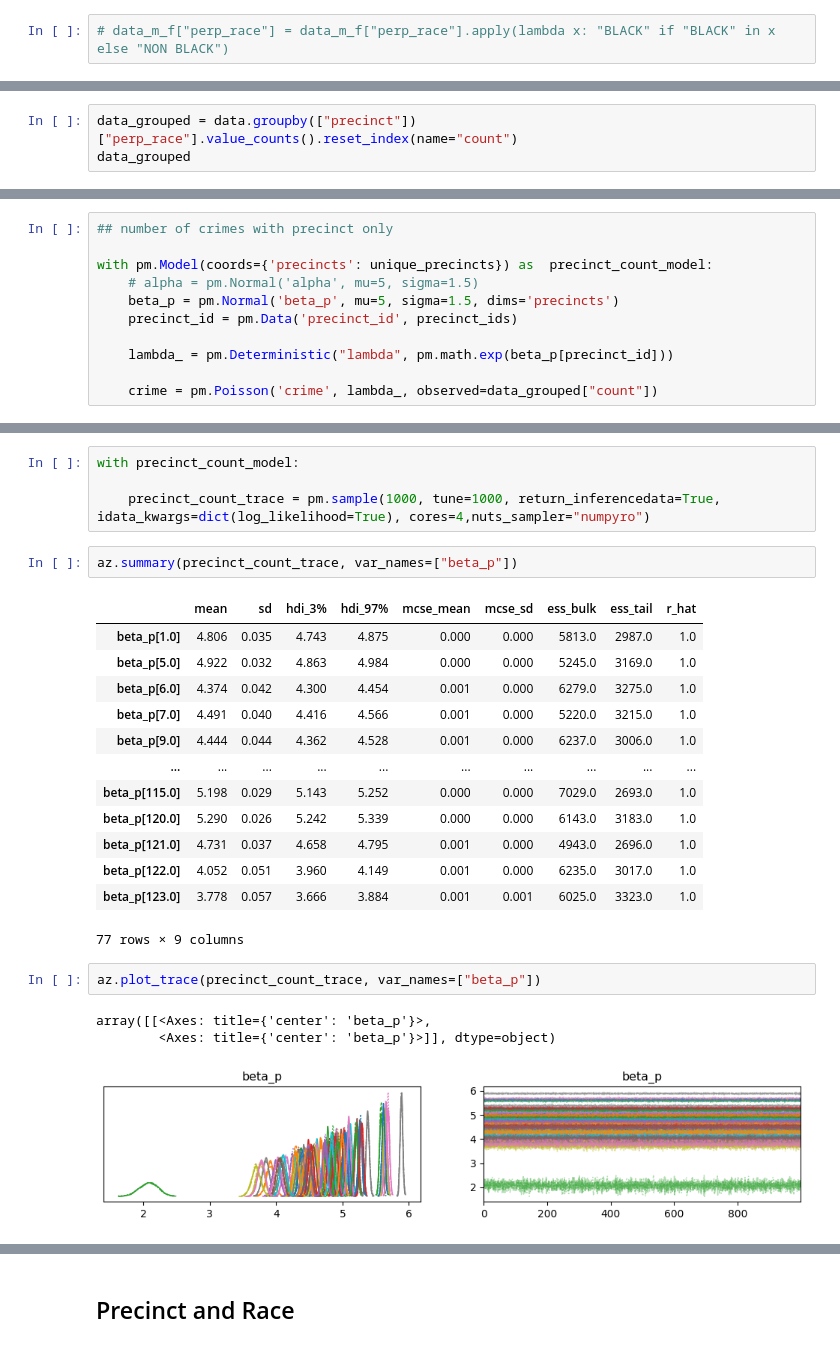
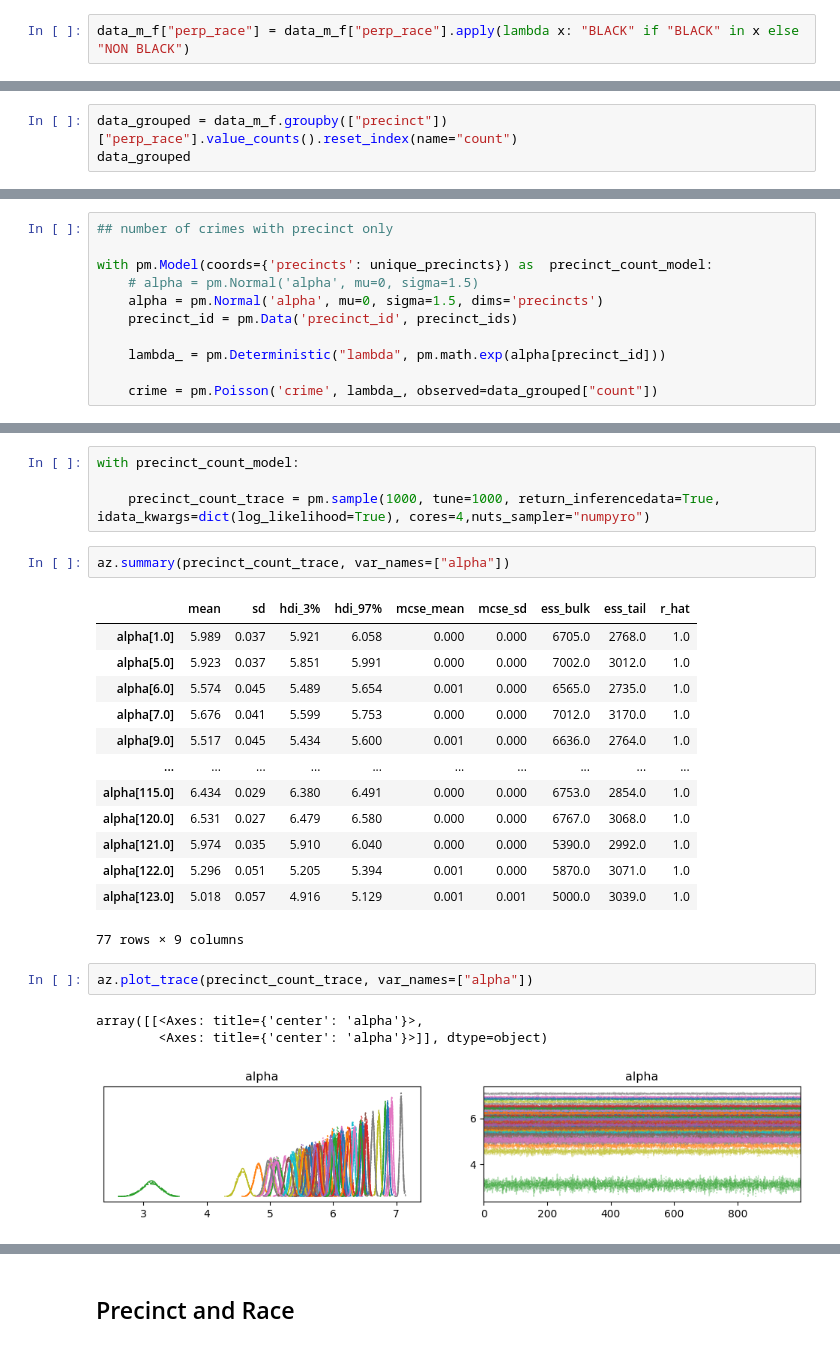
Before and after one commit to TheJarmanitor/algfair-final-exam, a Jupyter notebook: notebooks/bayes_regression.ipynb, the cells around one changed output, grey strips where cells are left out. Drawn from its saved outputs; the diff is of its cells as text.

```diff
--- a/notebooks/bayes_regression.ipynb
+++ b/notebooks/bayes_regression.ipynb
@@ -43,7 +43,7 @@ data_m_f
 | 63614 | 123.0 | BLACK | M | 18-24 | OTHER TRAFFIC INFRACTION | M |
 62227 rows × 6 columns
 # %%
-# data_m_f["perp_race"] = data_m_f["perp_race"].apply(lambda x: "BLACK" if "BLACK" in x else "NON BLACK")
+data_m_f["perp_race"] = data_m_f["perp_race"].apply(lambda x: "BLACK" if "BLACK" in x else "NON BLACK")
 # %% [output]
 A value is trying to be set on a copy of a slice from a DataFrame.
 Try using .loc[row_indexer,col_indexer] = value instead
@@ -53,7 +53,7 @@ See the caveats in the documentation: https://pandas.pydata.org/pandas-docs/stab
 # %% [markdown]
 # Number of crimes
 # %%
-data_grouped = data.groupby(["precinct"])["perp_race"].value_counts().reset_index(name="count")
+data_grouped = data_m_f.groupby(["precinct"])["perp_race"].value_counts().reset_index(name="count")
 data_grouped
 # %% [output]
 |  | precinct | perp_race | count |
@@ -75,11 +75,11 @@ precinct_ids, unique_precincts = pd.factorize(data_grouped['precinct'], sort=Tru
 ## number of crimes with precinct only
 
 with pm.Model(coords={'precincts': unique_precincts}) as  precinct_count_model:
-    # alpha = pm.Normal('alpha', mu=5, sigma=1.5)
-    beta_p = pm.Normal('beta_p', mu=5, sigma=1.5, dims='precincts')
+    # alpha = pm.Normal('alpha', mu=0, sigma=1.5)
+    alpha = pm.Normal('alpha', mu=0, sigma=1.5, dims='precincts')
     precinct_id = pm.Data('precinct_id', precinct_ids)
 
-    lambda_ = pm.Deterministic("lambda", pm.math.exp(beta_p[precinct_id]))
+    lambda_ = pm.Deterministic("lambda", pm.math.exp(alpha[precinct_id]))
 
     crime = pm.Poisson('crime', lambda_, observed=data_grouped["count"])
 # %%
@@ -91,25 +119,25 @@ with precinct_count_model:
 
     precinct_count_trace = pm.sample(1000, tune=1000, return_inferencedata=True, idata_kwargs=dict(log_likelihood=True), cores=4,nuts_sampler="numpyro")
 # %%
-az.summary(precinct_count_trace, var_names=["beta_p"])
+az.summary(precinct_count_trace, var_names=["alpha"])
 # %% [output]
 |  | mean | sd | hdi_3% | hdi_97% | mcse_mean | mcse_sd | ess_bulk | ess_tail | r_hat |
-| beta_p[1.0] | 4.806 | 0.035 | 4.743 | 4.875 | 0.000 | 0.000 | 5813.0 | 2987.0 | 1.0 |
-| beta_p[5.0] | 4.922 | 0.032 | 4.863 | 4.984 | 0.000 | 0.000 | 5245.0 | 3169.0 | 1.0 |
-| beta_p[6.0] | 4.374 | 0.042 | 4.300 | 4.454 | 0.001 | 0.000 | 6279.0 | 3275.0 | 1.0 |
-| beta_p[7.0] | 4.491 | 0.040 | 4.416 | 4.566 | 0.001 | 0.000 | 5220.0 | 3215.0 | 1.0 |
-| beta_p[9.0] | 4.444 | 0.044 | 4.362 | 4.528 | 0.001 | 0.000 | 6237.0 | 3006.0 | 1.0 |
+| alpha[1.0] | 5.989 | 0.037 | 5.921 | 6.058 | 0.000 | 0.000 | 6705.0 | 2768.0 | 1.0 |
+| alpha[5.0] | 5.923 | 0.037 | 5.851 | 5.991 | 0.000 | 0.000 | 7002.0 | 3012.0 | 1.0 |
+| alpha[6.0] | 5.574 | 0.045 | 5.489 | 5.654 | 0.001 | 0.000 | 6565.0 | 2735.0 | 1.0 |
+| alpha[7.0] | 5.676 | 0.041 | 5.599 | 5.753 | 0.000 | 0.000 | 7012.0 | 3170.0 | 1.0 |
+| alpha[9.0] | 5.517 | 0.045 | 5.434 | 5.600 | 0.001 | 0.000 | 6636.0 | 2764.0 | 1.0 |
 | ... | ... | ... | ... | ... | ... | ... | ... | ... | ... |
-| beta_p[115.0] | 5.198 | 0.029 | 5.143 | 5.252 | 0.000 | 0.000 | 7029.0 | 2693.0 | 1.0 |
-| beta_p[120.0] | 5.290 | 0.026 | 5.242 | 5.339 | 0.000 | 0.000 | 6143.0 | 3183.0 | 1.0 |
-| beta_p[121.0] | 4.731 | 0.037 | 4.658 | 4.795 | 0.001 | 0.000 | 4943.0 | 2696.0 | 1.0 |
-| beta_p[122.0] | 4.052 | 0.051 | 3.960 | 4.149 | 0.001 | 0.000 | 6235.0 | 3017.0 | 1.0 |
-| beta_p[123.0] | 3.778 | 0.057 | 3.666 | 3.884 | 0.001 | 0.001 | 6025.0 | 3323.0 | 1.0 |
+| alpha[115.0] | 6.434 | 0.029 | 6.380 | 6.491 | 0.000 | 0.000 | 6753.0 | 2854.0 | 1.0 |
+| alpha[120.0] | 6.531 | 0.027 | 6.479 | 6.580 | 0.000 | 0.000 | 6767.0 | 3068.0 | 1.0 |
+| alpha[121.0] | 5.974 | 0.035 | 5.910 | 6.040 | 0.000 | 0.000 | 5390.0 | 2992.0 | 1.0 |
+| alpha[122.0] | 5.296 | 0.051 | 5.205 | 5.394 | 0.001 | 0.000 | 5870.0 | 3071.0 | 1.0 |
+| alpha[123.0] | 5.018 | 0.057 | 4.916 | 5.129 | 0.001 | 0.001 | 5000.0 | 3039.0 | 1.0 |
 77 rows × 9 columns
 # %%
-az.plot_trace(precinct_count_trace, var_names=["beta_p"])
+az.plot_trace(precinct_count_trace, var_names=["alpha"])
 # %% [output]
-array([[<Axes: title={'center': 'beta_p'}>,
-        <Axes: title={'center': 'beta_p'}>]], dtype=object)
+array([[<Axes: title={'center': 'alpha'}>,
+        <Axes: title={'center': 'alpha'}>]], dtype=object)
-[figure, old version]
+[figure, new version]
 # %%
```
Also changed, not shown: parts of 14 cells of this notebook.
